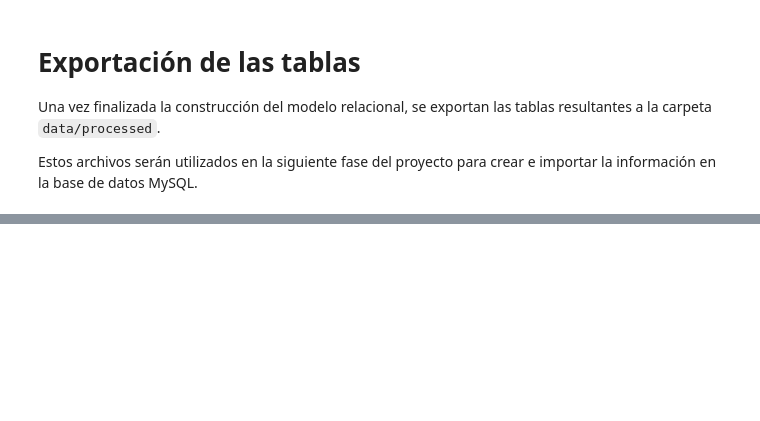
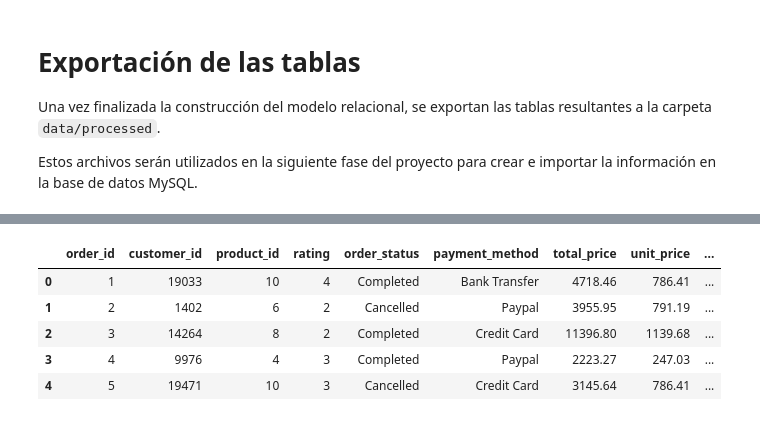
Before and after one commit to IsabeloCastillo/novotech-sales-analytics, a Jupyter notebook: notebooks/01_Data_Understanding.ipynb, the cells around one changed output, grey strips where cells are left out. Cells and saved outputs as stored; diff of their text form; code cells hidden in the pictures; blank space fills up the shorter version.

```diff
--- a/notebooks/01_Data_Understanding.ipynb
+++ b/notebooks/01_Data_Understanding.ipynb
@@ -390,0 +434,27 @@ orders.to_csv(
+# %%
+orders_sql = orders.rename(
+    columns={
+        "order_id": "order_id",
+        "Customer ID": "customer_id",
+        "product_id": "product_id",
+        "Rating": "rating",
+        "Order Status": "order_status",
+        "Payment Method": "payment_method",
+        "Total Price": "total_price",
+        "Unit Price": "unit_price",
+        "Quantity": "quantity",
+        "Purchase Date": "purchase_date",
+        "Shipping Type": "shipping_type",
+        "Add-ons Purchased": "addons_purchased",
+        "Add-on Total": "addon_total"
+    }
+)
+
+orders_sql.head()
+# %% [output]
+|  | order_id | customer_id | product_id | rating | order_status | payment_method | total_price | unit_price | ... |
+| 0 | 1 | 19033 | 10 | 4 | Completed | Bank Transfer | 4718.46 | 786.41 | ... |
+| 1 | 2 | 1402 | 6 | 2 | Cancelled | Paypal | 3955.95 | 791.19 | ... |
+| 2 | 3 | 14264 | 8 | 2 | Completed | Credit Card | 11396.80 | 1139.68 | ... |
+| 3 | 4 | 9976 | 4 | 3 | Completed | Paypal | 2223.27 | 247.03 | ... |
+| 4 | 5 | 19471 | 10 | 3 | Cancelled | Credit Card | 3145.64 | 786.41 | ... |
```
Also changed, not shown: parts of 4 cells of this notebook, 2 other files.
